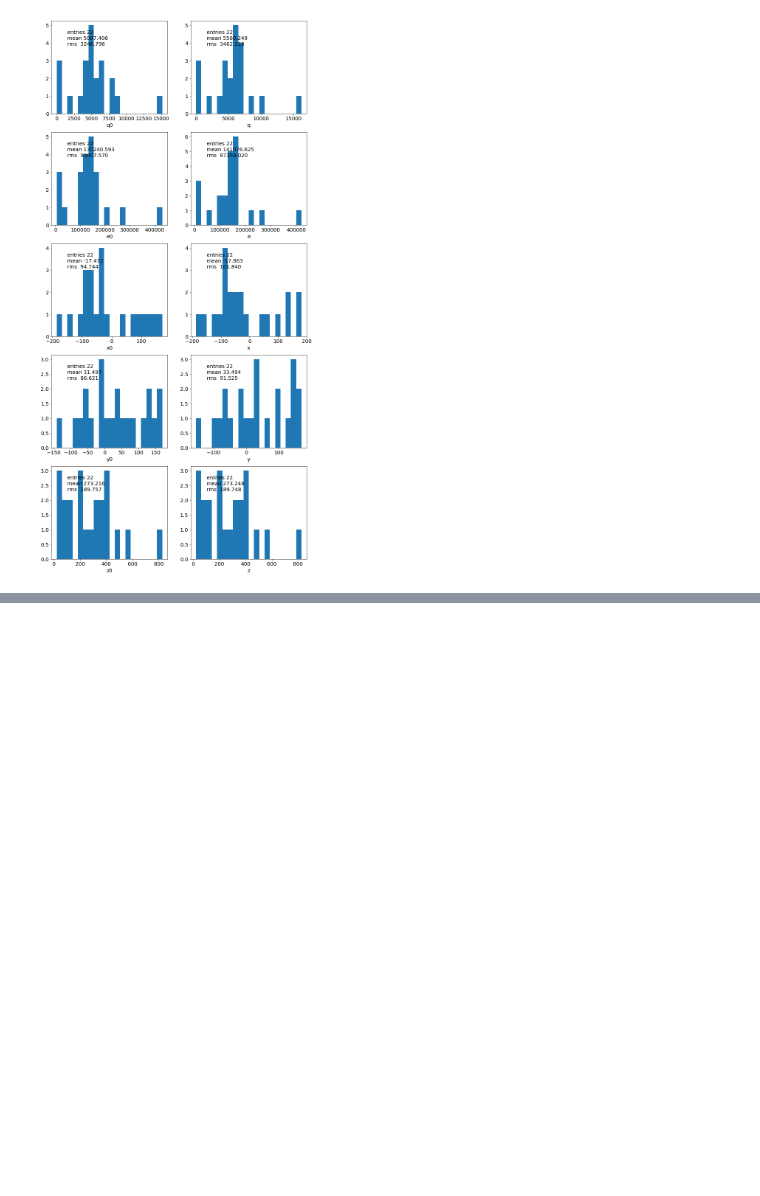
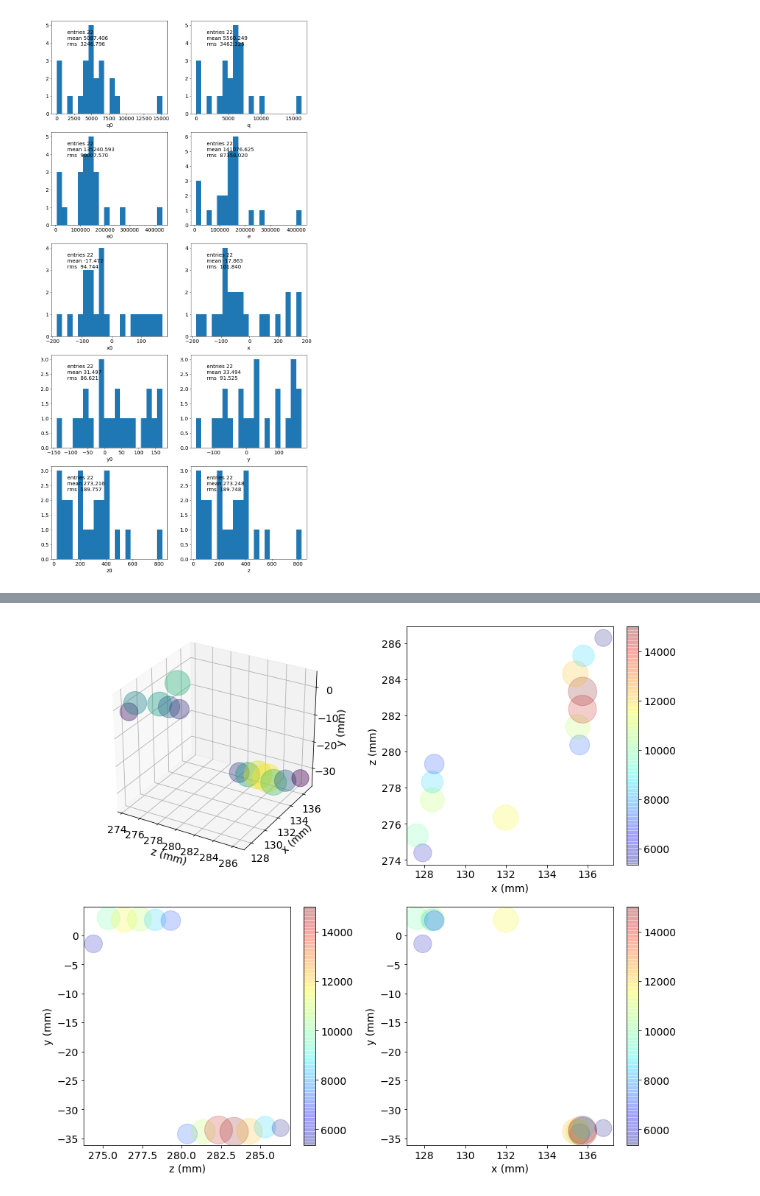
Before and after one commit to jahernando/CsThNB, a Jupyter notebook: JAH/hdst_tables_example.ipynb, the cells around one changed output, grey strips where cells are left out. Drawn from its saved outputs; the diff is of its cells as text; code cells hidden in the pictures; blank space fills up the shorter version.

```diff
--- a/JAH/hdst_tables_example.ipynb
+++ b/JAH/hdst_tables_example.ipynb
@@ -180,0 +176,4 @@ hpplt.table_plot_event_hits(htab, evt, pk)
+# %%
+hpplot.graph_hits(hdf[hdf.event == ievt])
+# %% [output]
+[figure, added]
```
Also changed, not shown: parts of 21 cells of this notebook.
